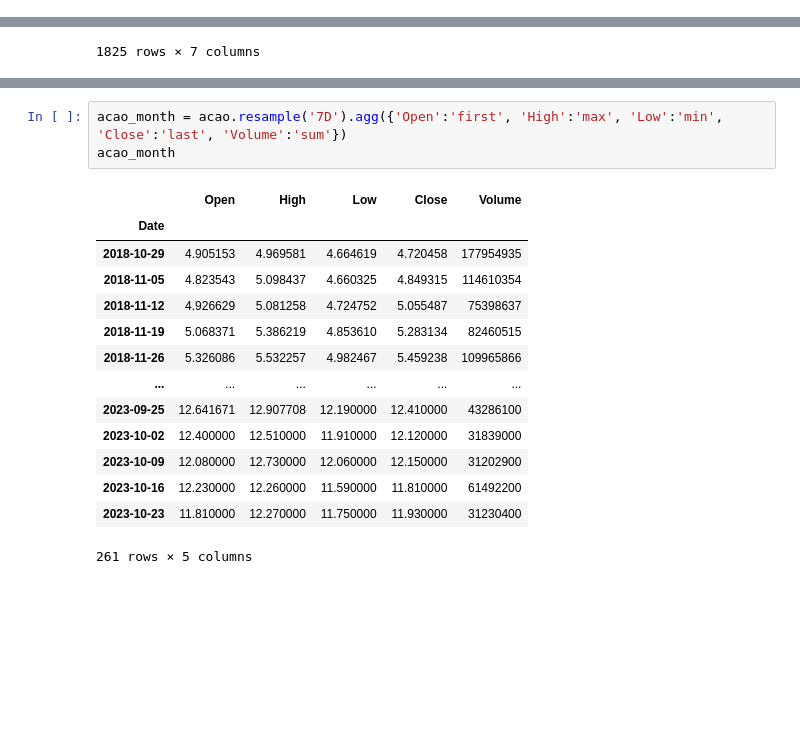
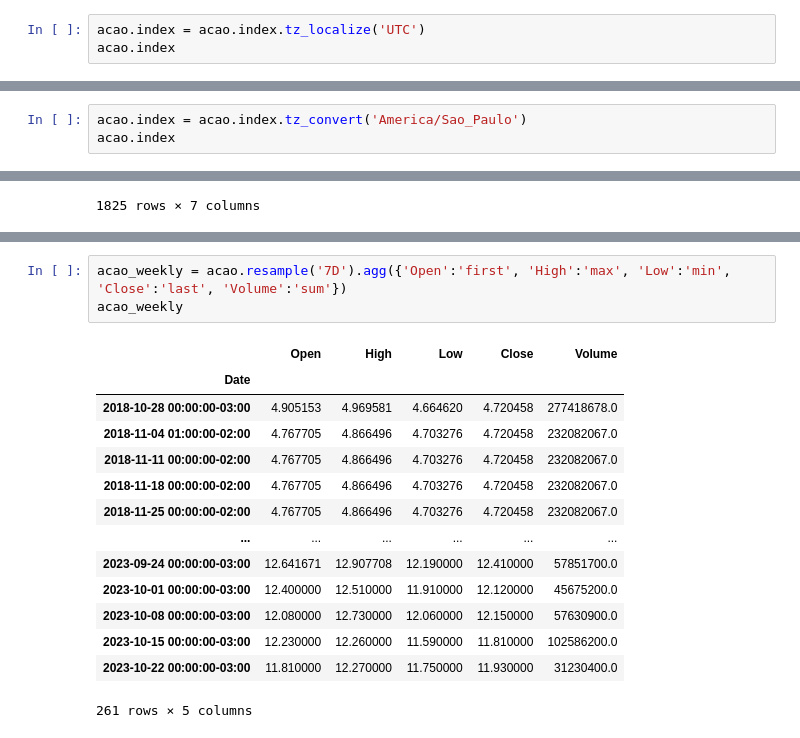
Before and after one commit to furlancad/Estudo-PMF, a Jupyter notebook: Análise_de_Ação.ipynb, the cells around one changed output, grey strips where cells are left out. Drawn from its saved outputs; the diff is of its cells as text; blank space fills up the shorter version.

```diff
--- a/Análise_de_Ação.ipynb
+++ b/Análise_de_Ação.ipynb
@@ -86,3 +109,6 @@ DatetimeIndex(['2018-10-29', '2018-10-30', '2018-10-31', '2018-11-01',
                '2023-10-20', '2023-10-23', '2023-10-24', '2023-10-25',
                '2023-10-26', '2023-10-27'],
               dtype='datetime64[ns]', name='Date', length=1240, freq=None)
+# %%
+acao.index = acao.index.tz_localize('UTC')
+acao.index
@@ -88,0 +128,3 @@ DatetimeIndex(['2018-10-29', '2018-10-30', '2018-10-31', '2018-11-01',
+# %%
+acao.index = acao.index.tz_convert('America/Sao_Paulo')
+acao.index
@@ -270,18 +379,18 @@ fig.savefig("image.png")
 # %%
-acao_month = acao.resample('7D').agg({'Open':'first', 'High':'max', 'Low':'min', 'Close':'last', 'Volume':'sum'})
-acao_month
+acao_weekly = acao.resample('7D').agg({'Open':'first', 'High':'max', 'Low':'min', 'Close':'last', 'Volume':'sum'})
+acao_weekly
 # %% [output]
 |  | Open | High | Low | Close | Volume |
 | Date |  |  |  |  |  |
-| 2018-10-29 | 4.905153 | 4.969581 | 4.664619 | 4.720458 | 177954935 |
-| 2018-11-05 | 4.823543 | 5.098437 | 4.660325 | 4.849315 | 114610354 |
-| 2018-11-12 | 4.926629 | 5.081258 | 4.724752 | 5.055487 | 75398637 |
-| 2018-11-19 | 5.068371 | 5.386219 | 4.853610 | 5.283134 | 82460515 |
-| 2018-11-26 | 5.326086 | 5.532257 | 4.982467 | 5.459238 | 109965866 |
+| 2018-10-28 00:00:00-03:00 | 4.905153 | 4.969581 | 4.664620 | 4.720458 | 277418678.0 |
+| 2018-11-04 01:00:00-02:00 | 4.767705 | 4.866496 | 4.703276 | 4.720458 | 232082067.0 |
+| 2018-11-11 00:00:00-02:00 | 4.767705 | 4.866496 | 4.703276 | 4.720458 | 232082067.0 |
+| 2018-11-18 00:00:00-02:00 | 4.767705 | 4.866496 | 4.703276 | 4.720458 | 232082067.0 |
+| 2018-11-25 00:00:00-02:00 | 4.767705 | 4.866496 | 4.703276 | 4.720458 | 232082067.0 |
 | ... | ... | ... | ... | ... | ... |
-| 2023-09-25 | 12.641671 | 12.907708 | 12.190000 | 12.410000 | 43286100 |
-| 2023-10-02 | 12.400000 | 12.510000 | 11.910000 | 12.120000 | 31839000 |
-| 2023-10-09 | 12.080000 | 12.730000 | 12.060000 | 12.150000 | 31202900 |
-| 2023-10-16 | 12.230000 | 12.260000 | 11.590000 | 11.810000 | 61492200 |
-| 2023-10-23 | 11.810000 | 12.270000 | 11.750000 | 11.930000 | 31230400 |
+| 2023-09-24 00:00:00-03:00 | 12.641671 | 12.907708 | 12.190000 | 12.410000 | 57851700.0 |
+| 2023-10-01 00:00:00-03:00 | 12.400000 | 12.510000 | 11.910000 | 12.120000 | 45675200.0 |
+| 2023-10-08 00:00:00-03:00 | 12.080000 | 12.730000 | 12.060000 | 12.150000 | 57630900.0 |
+| 2023-10-15 00:00:00-03:00 | 12.230000 | 12.260000 | 11.590000 | 11.810000 | 102586200.0 |
+| 2023-10-22 00:00:00-03:00 | 11.810000 | 12.270000 | 11.750000 | 11.930000 | 31230400.0 |
 261 rows × 5 columns
```
Also changed, not shown: parts of 29 cells of this notebook.
